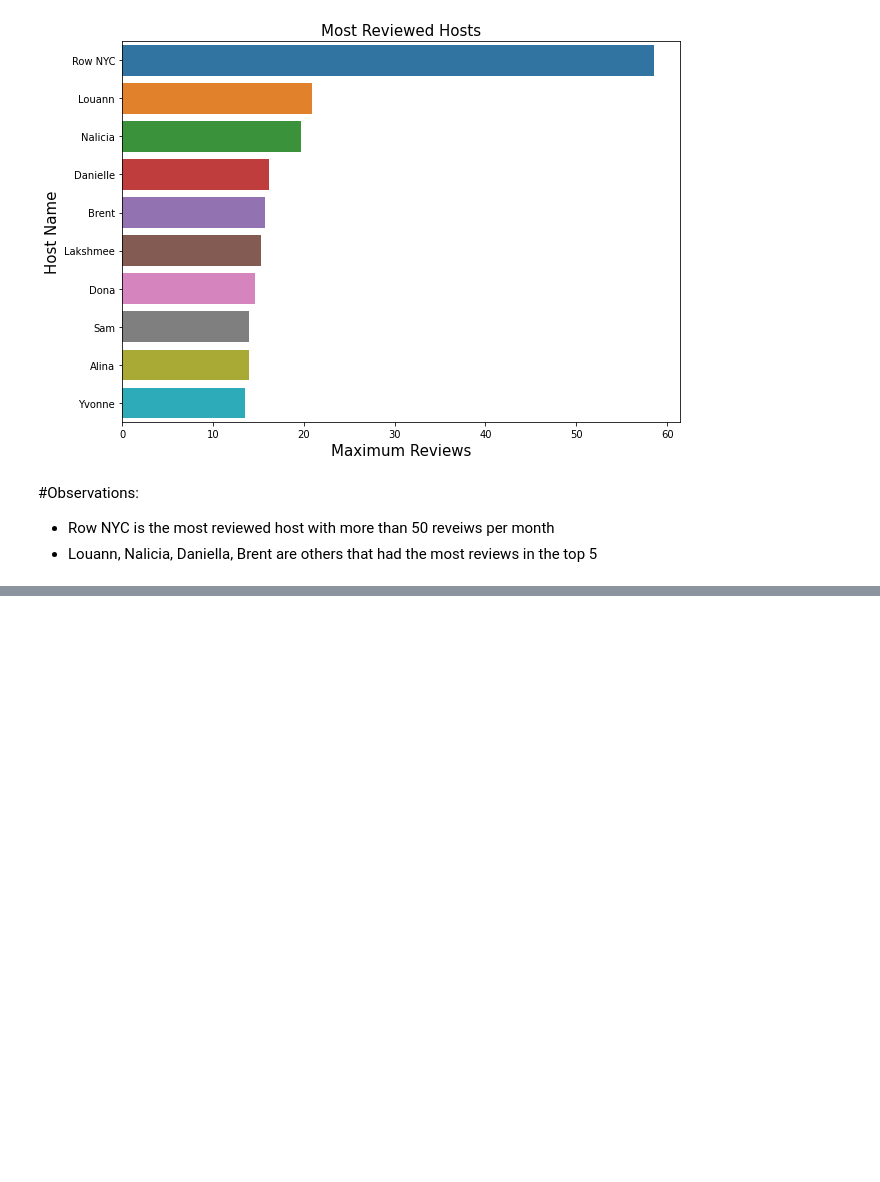
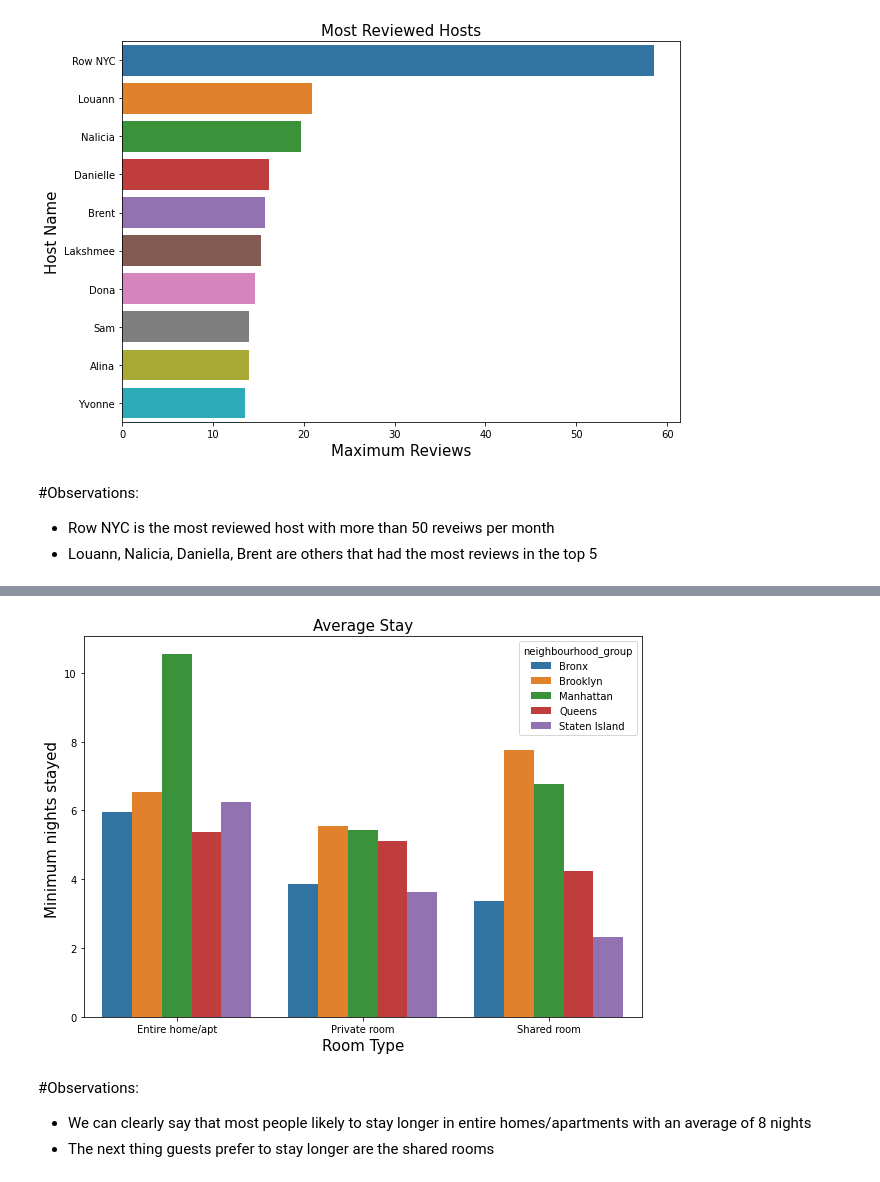
Before and after one commit to keerthibehara/AirBNB-analysis, a Jupyter notebook: Airbnb_Bookings_Analysis_Behara_Sai_Keerthi_Capstone_Project.ipynb, the cells around one changed output, grey strips where cells are left out. Cells and saved outputs as stored; diff of their text form; code cells hidden in the pictures; blank space fills up the shorter version.

```diff
--- a/Airbnb_Bookings_Analysis_Behara_Sai_Keerthi_Capstone_Project.ipynb
+++ b/Airbnb_Bookings_Analysis_Behara_Sai_Keerthi_Capstone_Project.ipynb
@@ -480,0 +538,4 @@ plt.show()
+# %%
+#Grouping the room types their neighbourhood groups with the minimun nights stayed
+avg_stay=df.groupby(['neighbourhood_group','room_type'])['minimum_nights'].mean().reset_index(name='average_nights_stayed')
+avg_stay
@@ -480,0 +559,16 @@ plt.show()
+# %%
+#Plotting the data
+plt.figure(figsize = (10,7))
+stay = sns.barplot(y='average_nights_stayed',x='room_type',hue='neighbourhood_group',data=avg_stay)
+stay.set_title('Average Stay',fontsize=15,color='Black')
+stay.set_xlabel('Room Type',fontsize=15,color='Black')
+stay.set_ylabel('Minimum nights stayed ',fontsize=15,color='Black')
+plt.show()
+# %% [output]
+[figure, added]
+# %% [markdown]
+#Observations:
+
+
+*   We can clearly say that most people likely to stay longer in entire homes/apartments with an average of 8 nights
+*   The next thing guests prefer to stay longer are the shared rooms
```
Also changed, not shown: parts of 11 cells of this notebook.
